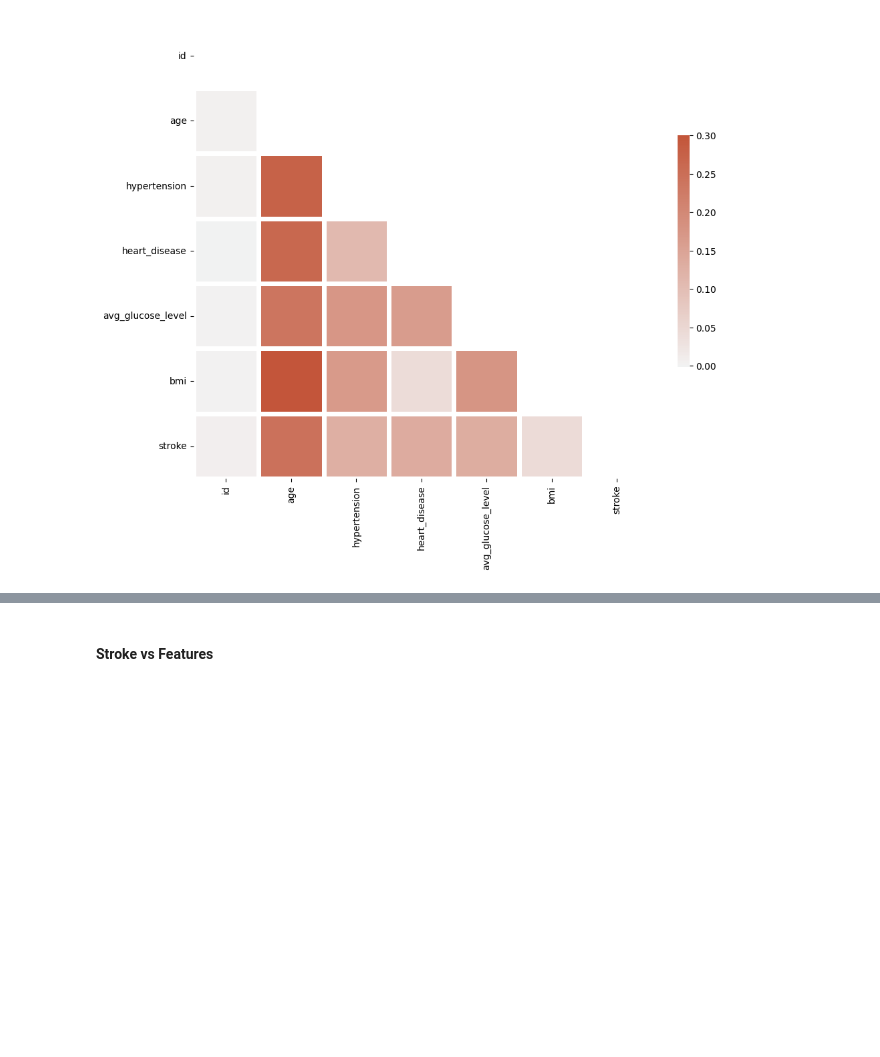
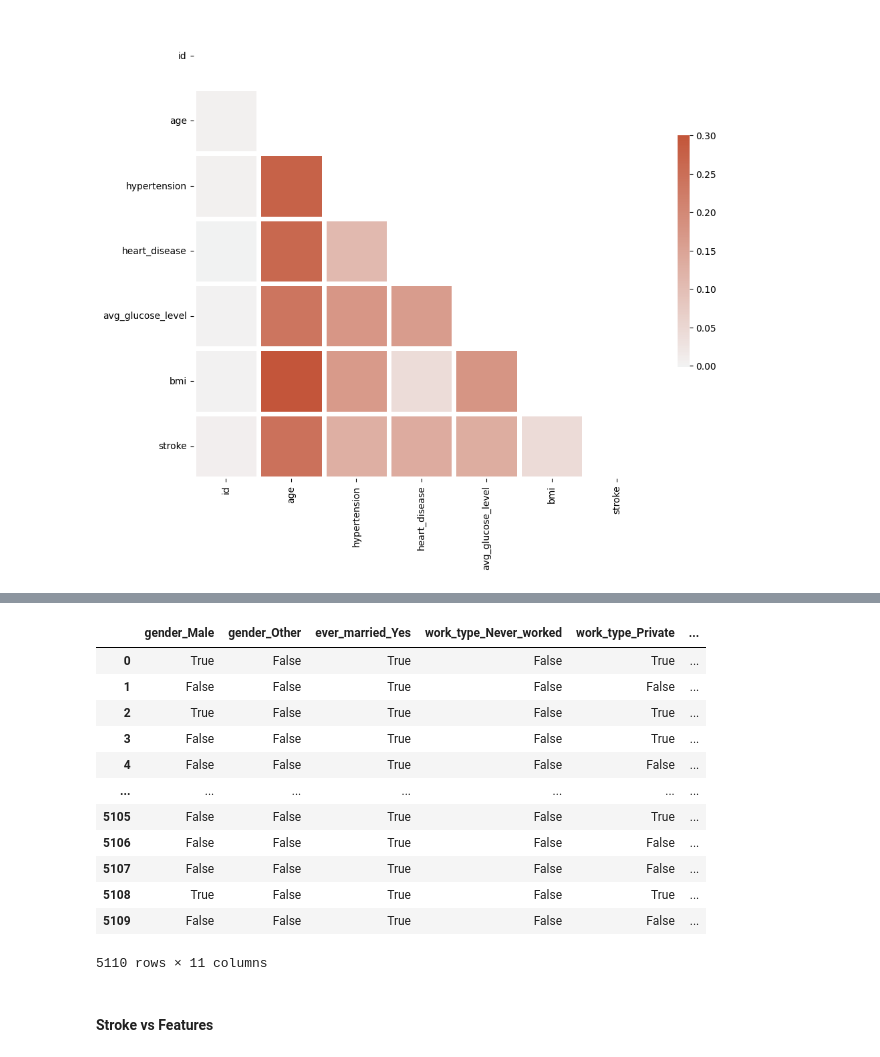
Before and after one commit to Alhamza-Mohamed/Machine-Learning, a Jupyter notebook: Stroke/Stroke_data_exploration.ipynb, the cells around one changed output, grey strips where cells are left out. Saved outputs shown, nothing was run; the diff lists cells and outputs as text; code cells hidden in the pictures; blank space fills up the shorter version.

```diff
--- a/Stroke/Stroke_data_exploration.ipynb
+++ b/Stroke/Stroke_data_exploration.ipynb
@@ -369,3 +443,20 @@ sns.heatmap(corr, mask=mask, cmap=cmap, vmax=.3, center=0,
+# %%
+data_cat_encoded = pd.get_dummies(data[categorical_cols], drop_first=True)
+data_cat_encoded
+# %% [output]
+|  | gender_Male | gender_Other | ever_married_Yes | work_type_Never_worked | work_type_Private | ... |
+| 0 | True | False | True | False | True | ... |
+| 1 | False | False | True | False | False | ... |
+| 2 | True | False | True | False | True | ... |
+| 3 | False | False | True | False | True | ... |
+| 4 | False | False | True | False | False | ... |
+| ... | ... | ... | ... | ... | ... | ... |
+| 5105 | False | False | True | False | True | ... |
+| 5106 | False | False | True | False | False | ... |
+| 5107 | False | False | True | False | False | ... |
+| 5108 | True | False | True | False | True | ... |
+| 5109 | False | False | True | False | False | ... |
+5110 rows × 11 columns
 # %% [markdown]
 #### Stroke vs Features
 # %%
```
Also changed, not shown: parts of 8 cells of this notebook, 1 other file.
